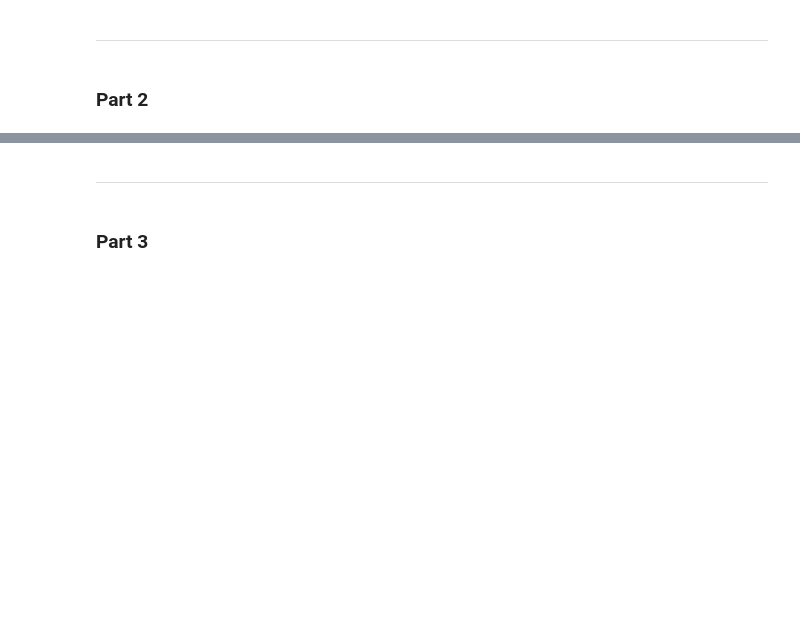
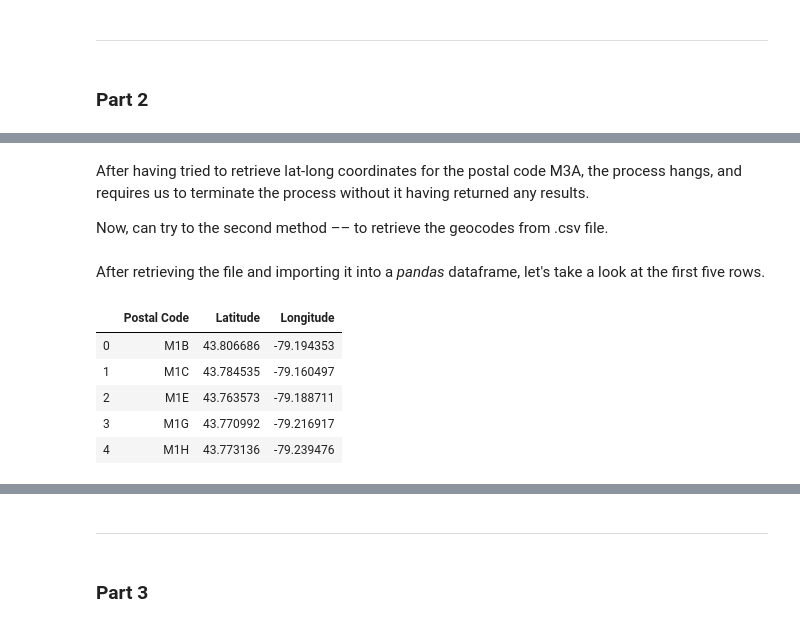
Before and after one commit to topherblake-dev/Coursera_Capstone, a Jupyter notebook: Segmenting_and_Clustering_Neighborhoods_in_Toronto.ipynb, the cells around one changed output, grey strips where cells are left out. Cells and saved outputs as stored; diff of their text form; code cells hidden in the pictures; blank space fills up the shorter version.

```diff
--- a/Segmenting_and_Clustering_Neighborhoods_in_Toronto.ipynb
+++ b/Segmenting_and_Clustering_Neighborhoods_in_Toronto.ipynb
@@ -214,0 +240,4 @@ df.shape
+# %% [markdown]
+After having tried to retrieve lat-long coordinates for the postal code M3A, the process hangs, and requires us to terminate the process without it having returned any results.
+
+Now, can try to the second method –– to retrieve the geocodes from .csv file.
@@ -214,0 +248,11 @@ df.shape
+# %% [markdown]
+After retrieving the file and importing it into a *pandas* dataframe, let's take a look at the first five rows.
+# %%
+geo_coords.head()
+# %% [output]
+|  | Postal Code | Latitude | Longitude |
+| 0 | M1B | 43.806686 | -79.194353 |
+| 1 | M1C | 43.784535 | -79.160497 |
+| 2 | M1E | 43.763573 | -79.188711 |
+| 3 | M1G | 43.770992 | -79.216917 |
+| 4 | M1H | 43.773136 | -79.239476 |
```
Also changed, not shown: parts of 16 cells of this notebook.
